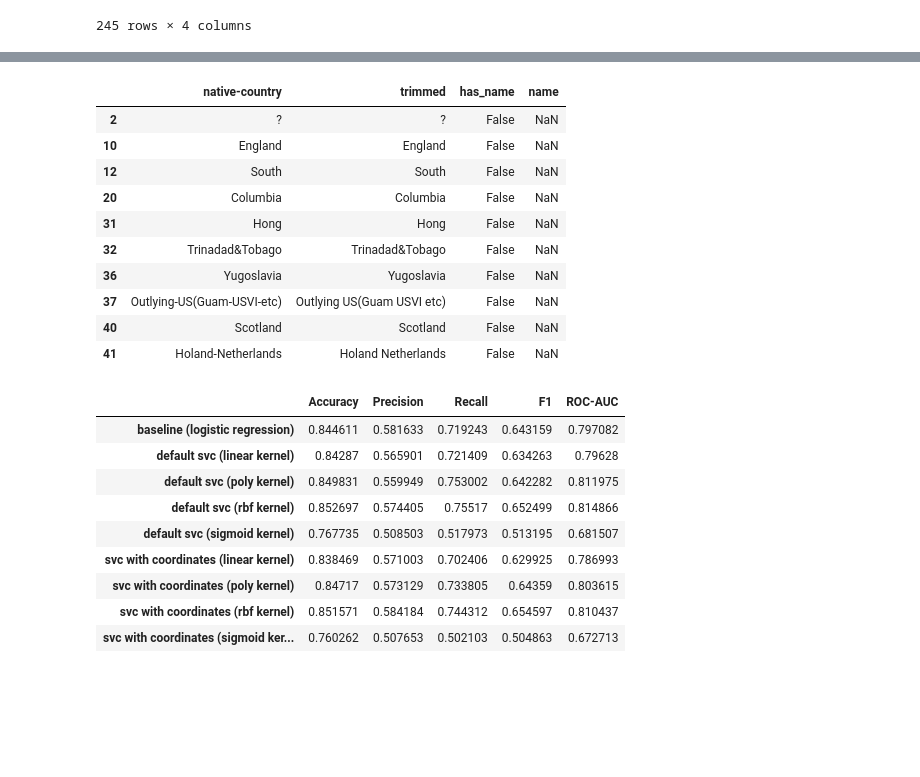
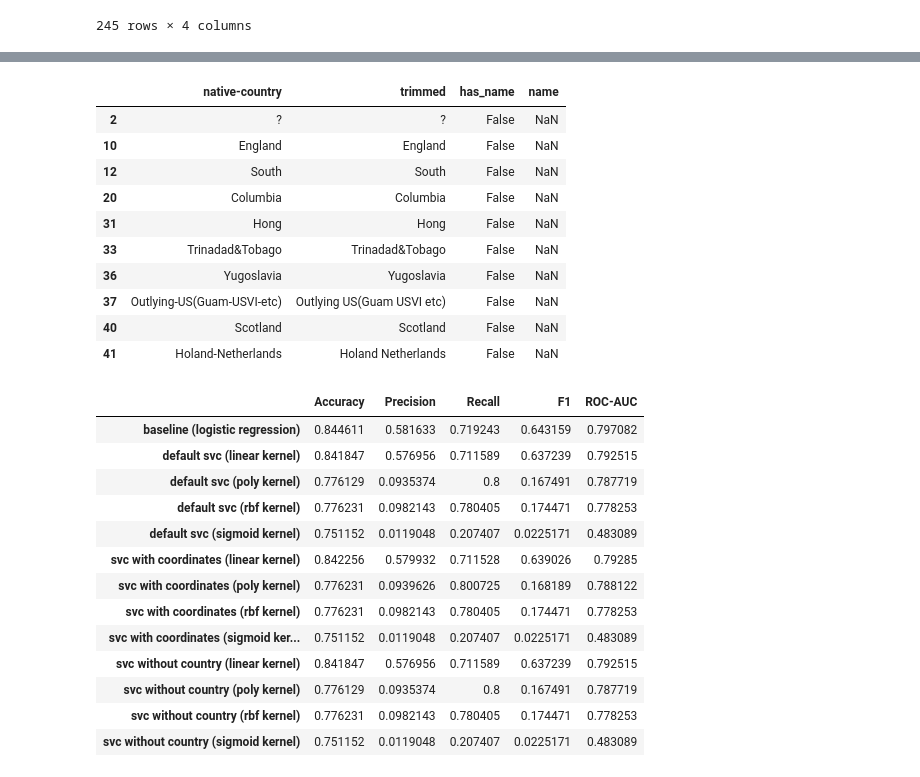
Before and after one commit to ghfghfg23/mlhw, a Jupyter notebook: hw04/svm_2.ipynb, the cells around one changed output, grey strips where cells are left out. Drawn from its saved outputs; the diff is of its cells as text; code cells hidden in the pictures; blank space fills up the shorter version.

```diff
--- a/hw04/svm_2.ipynb
+++ b/hw04/svm_2.ipynb
@@ -73,3 +69,8 @@ Index([' <=50K', ' >50K'], dtype='object')
+# %%
+X = data.drop(target, axis=1)
+y = data[target]
+target_encoder = LabelEncoder().fit(y)
+target_categories = target_encoder.classes_
 # %% [markdown]
 # EDA
 # %%
@@ -381,7 +453,6 @@ Index(['United-States', 'Mexico', '?', 'Philippines', 'Germany', 'Canada',
 data['native-country'].value_counts().index.map(lambda x: x.strip()).map(lambda x: x in countries['name'])
 mapping = pd.DataFrame(data['native-country'].value_counts().index, columns=['native-country'])
 mapping['trimmed'] = mapping['native-country'].apply(lambda x: x.strip().replace('-', ' '))
-mapping
 mapping['has_name'] = mapping['trimmed'].isin(countries['name'])
 mapping['name'] = mapping[mapping['has_name']]['trimmed']
 mapping[mapping['has_name'] == False]
@@ -392,7 +463,7 @@ mapping[mapping['has_name'] == False]
 | 12 | South | South | False | NaN |
 | 20 | Columbia | Columbia | False | NaN |
 | 31 | Hong | Hong | False | NaN |
-| 32 | Trinadad&Tobago | Trinadad&Tobago | False | NaN |
+| 33 | Trinadad&Tobago | Trinadad&Tobago | False | NaN |
 | 36 | Yugoslavia | Yugoslavia | False | NaN |
 | 37 | Outlying-US(Guam-USVI-etc) | Outlying US(Guam USVI etc) | False | NaN |
 | 40 | Scotland | Scotland | False | NaN |
@@ -409,6 +480,6 @@ rename('Outlying US(Guam USVI etc)', 'Guam')
 rename('Scotland', 'United Kingdom')
 rename('Holand Netherlands', 'Netherlands')
 rename('South', 'South Korea')
-
-mapping = pd.merge(mapping, countries, 'left', on='name')
-mapping['from-usa'] = mapping['country'] == 'US'
+mapping['from-usa'] = mapping['native-country'] == ' United-States'
+rename('?', 'United States')
+country_mapping = pd.merge(mapping, countries, 'left', on='name')
@@ -418,14 +486,38 @@ examine = make_examine(pd.merge(coordinates_map, data), target, target_categorie
+# %%
+coordinates_columns = ['latitude', 'longitude', 'from-usa']
+examine = make_examine(
+    X,
+    y,
+    lambda: Pipeline([
+        ('coordinates', Transform('native-country',
+                                  coordinates_columns,
+                                  lambda data: pd.merge(data, country_mapping[['from-usa', 'latitude', 'longitude', 'native-country']], 'left', on='native-country')[coordinates_columns])),
+        ('log scaling', LogTransform(['capital-gain', 'fnlwgt'])),
+        ('cyclic latitude scaling', Cyclic(-90, 90, 'latitude')),
+        ('cyclic longitude scaling', Cyclic(-180, 180, 'longitude')),
+        ('encoding', Merge([
+            ObjectEncoder(OneHotEncoder(sparse=False, handle_unknown='ignore')),
+            NumberEncoder(Empty()),
+            BoolEncoder(Empty())
+        ]))
+    ]),
+    target_encoder
+)
 # %%
-[examine('svc with coordinates ({} kernel)'.format(kernel), model(SVC(kernel=kernel), drop=['native-country'])) for kernel in tqdm(['linear', 'poly', 'rbf', 'sigmoid'])]
+[examine('svc with coordinates ({} kernel)'.format(kernel), SVC(kernel=kernel)) for kernel in tqdm(['linear', 'poly', 'rbf', 'sigmoid'])]
 quality
 # %% [output]
 |  | Accuracy | Precision | Recall | F1 | ROC-AUC |
 | baseline (logistic regression) | 0.844611 | 0.581633 | 0.719243 | 0.643159 | 0.797082 |
-| default svc (linear kernel) | 0.84287 | 0.565901 | 0.721409 | 0.634263 | 0.79628 |
-| default svc (poly kernel) | 0.849831 | 0.559949 | 0.753002 | 0.642282 | 0.811975 |
-| default svc (rbf kernel) | 0.852697 | 0.574405 | 0.75517 | 0.652499 | 0.814866 |
-| default svc (sigmoid kernel) | 0.767735 | 0.508503 | 0.517973 | 0.513195 | 0.681507 |
-| svc with coordinates (linear kernel) | 0.838469 | 0.571003 | 0.702406 | 0.629925 | 0.786993 |
-| svc with coordinates (poly kernel) | 0.84717 | 0.573129 | 0.733805 | 0.64359 | 0.803615 |
-| svc with coordinates (rbf kernel) | 0.851571 | 0.584184 | 0.744312 | 0.654597 | 0.810437 |
-| svc with coordinates (sigmoid ker... | 0.760262 | 0.507653 | 0.502103 | 0.504863 | 0.672713 |
+| default svc (linear kernel) | 0.841847 | 0.576956 | 0.711589 | 0.637239 | 0.792515 |
+| default svc (poly kernel) | 0.776129 | 0.0935374 | 0.8 | 0.167491 | 0.787719 |
+| default svc (rbf kernel) | 0.776231 | 0.0982143 | 0.780405 | 0.174471 | 0.778253 |
+| default svc (sigmoid kernel) | 0.751152 | 0.0119048 | 0.207407 | 0.0225171 | 0.483089 |
+| svc with coordinates (linear kernel) | 0.842256 | 0.579932 | 0.711528 | 0.639026 | 0.79285 |
+| svc with coordinates (poly kernel) | 0.776231 | 0.0939626 | 0.800725 | 0.168189 | 0.788122 |
+| svc with coordinates (rbf kernel) | 0.776231 | 0.0982143 | 0.780405 | 0.174471 | 0.778253 |
+| svc with coordinates (sigmoid ker... | 0.751152 | 0.0119048 | 0.207407 | 0.0225171 | 0.483089 |
+| svc without country (linear kernel) | 0.841847 | 0.576956 | 0.711589 | 0.637239 | 0.792515 |
+| svc without country (poly kernel) | 0.776129 | 0.0935374 | 0.8 | 0.167491 | 0.787719 |
+| svc without country (rbf kernel) | 0.776231 | 0.0982143 | 0.780405 | 0.174471 | 0.778253 |
+| svc without country (sigmoid kernel) | 0.751152 | 0.0119048 | 0.207407 | 0.0225171 | 0.483089 |
```
Also changed, not shown: parts of 15 cells of this notebook.
